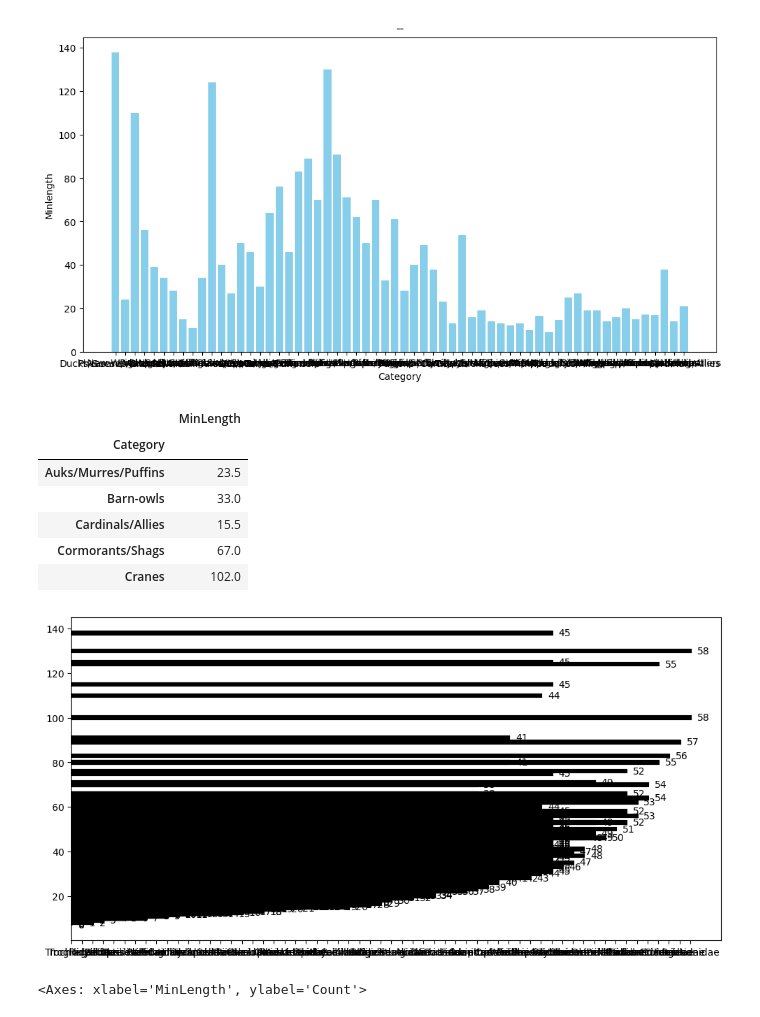
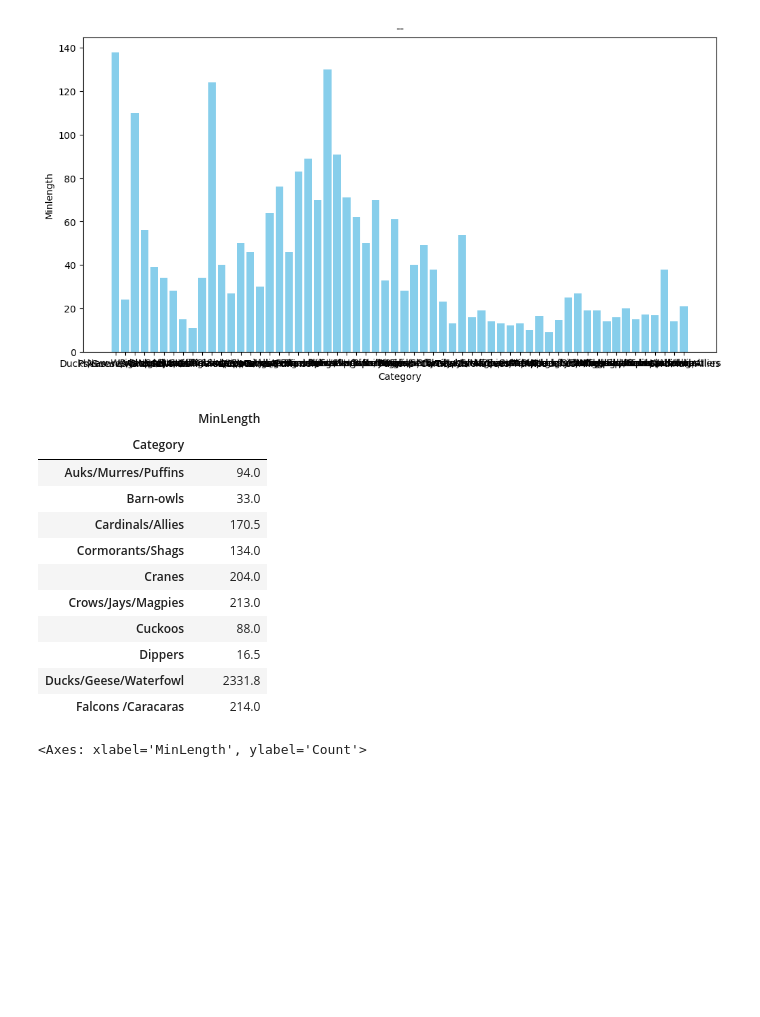
Before and after one commit to yldrmgaye/gayesu, a Jupyter notebook: 3-week-studies-1.ipynb, the cells around one changed output. Saved outputs shown, nothing was run; the diff lists cells and outputs as text; code cells hidden in the pictures; blank space fills up the shorter version.

```diff
--- a/3-week-studies-1.ipynb
+++ b/3-week-studies-1.ipynb
@@ -200,31 +198,21 @@ plt.show()
 # %% [output]
 [figure]
 # %%
-df_birds=pd.DataFrame(birds.groupby("Category")["MinLength"].mean())
-df_birds.head()
+df_birds=pd.DataFrame(birds.groupby("Category")["MinLength"].sum())
+df_birds.head(10)
 # %% [output]
 |  | MinLength |
 | Category |  |
-| Auks/Murres/Puffins | 23.5 |
+| Auks/Murres/Puffins | 94.0 |
 | Barn-owls | 33.0 |
-| Cardinals/Allies | 15.5 |
-| Cormorants/Shags | 67.0 |
-| Cranes | 102.0 |
+| Cardinals/Allies | 170.5 |
+| Cormorants/Shags | 134.0 |
+| Cranes | 204.0 |
+| Crows/Jays/Magpies | 213.0 |
+| Cuckoos | 88.0 |
+| Dippers | 16.5 |
+| Ducks/Geese/Waterfowl | 2331.8 |
+| Falcons /Caracaras | 214.0 |
-# %%
-plt.barh(y=birds_df.MinLength, width=birds_df.Family)
-
-birds_df= birds_df.sort_values(by=['MinLength'])
-my_plot = plt.barh(
-    y=birds_df.MinLength,
-    width=birds_df.Family,
-    color=mcolors.TABLEAU_COLORS,
-    edgecolor='black',
-    linewidth=3
-    )
-plt.bar_label(container=my_plot, padding=7)
-plt.show()
-# %% [output]
-[figure, removed]
 # %%
 birds_df.head(10)
 sns.histplot(data=birds_df, x='MinLength', kde=True)
```
Also changed, not shown: parts of 14 cells of this notebook.
